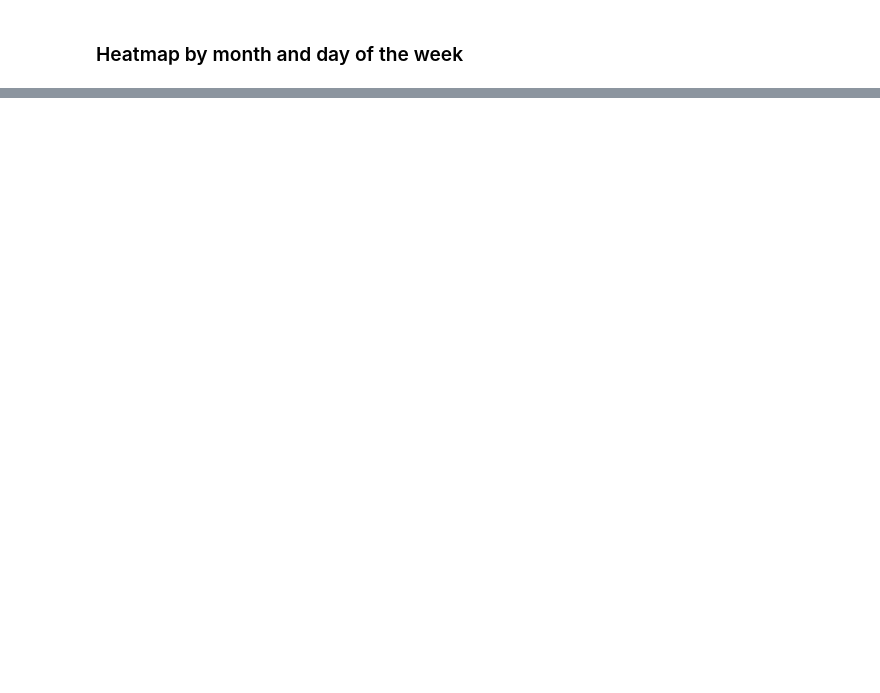
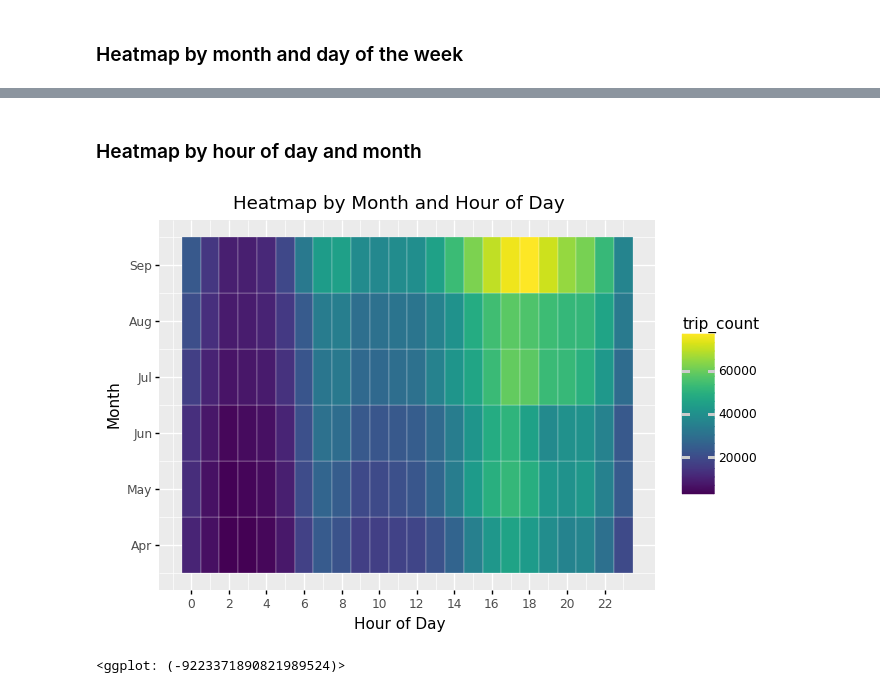
Before and after one commit to ngachago/uber_analysis, a Jupyter notebook: uber_data_viz.ipynb, the cells around one changed output, grey strips where cells are left out. Saved outputs shown, nothing was run; the diff lists cells and outputs as text; code cells hidden in the pictures; blank space fills up the shorter version.

```diff
--- a/uber_data_viz.ipynb
+++ b/uber_data_viz.ipynb
@@ -354,0 +357,11 @@ scales.scale_y_continuous(breaks=range(4, 10), labels=['Apr', 'May', 'Jun', 'Jul
+# %% [markdown]
+### Heatmap by hour of day and month
+# %%
+ggplot(month_hour, aes('hour', 'Month', fill='trip_count')) + \
+geom_tile(color='white') + \
+labels.ggtitle('Heatmap by Month and Hour of Day') + labels.ylab('Month') + labels.xlab('Hour of Day') + \
+scales.scale_x_continuous(breaks=range(0, 24, 2)) + \
+scales.scale_y_continuous(breaks=range(4, 10), labels=['Apr', 'May', 'Jun', 'Jul', 'Aug', 'Sep'])
+# %% [output]
+[figure, added]
+<ggplot: (-9223371890821989524)>
```
Also changed, not shown: parts of 15 cells of this notebook, 1 other file.
